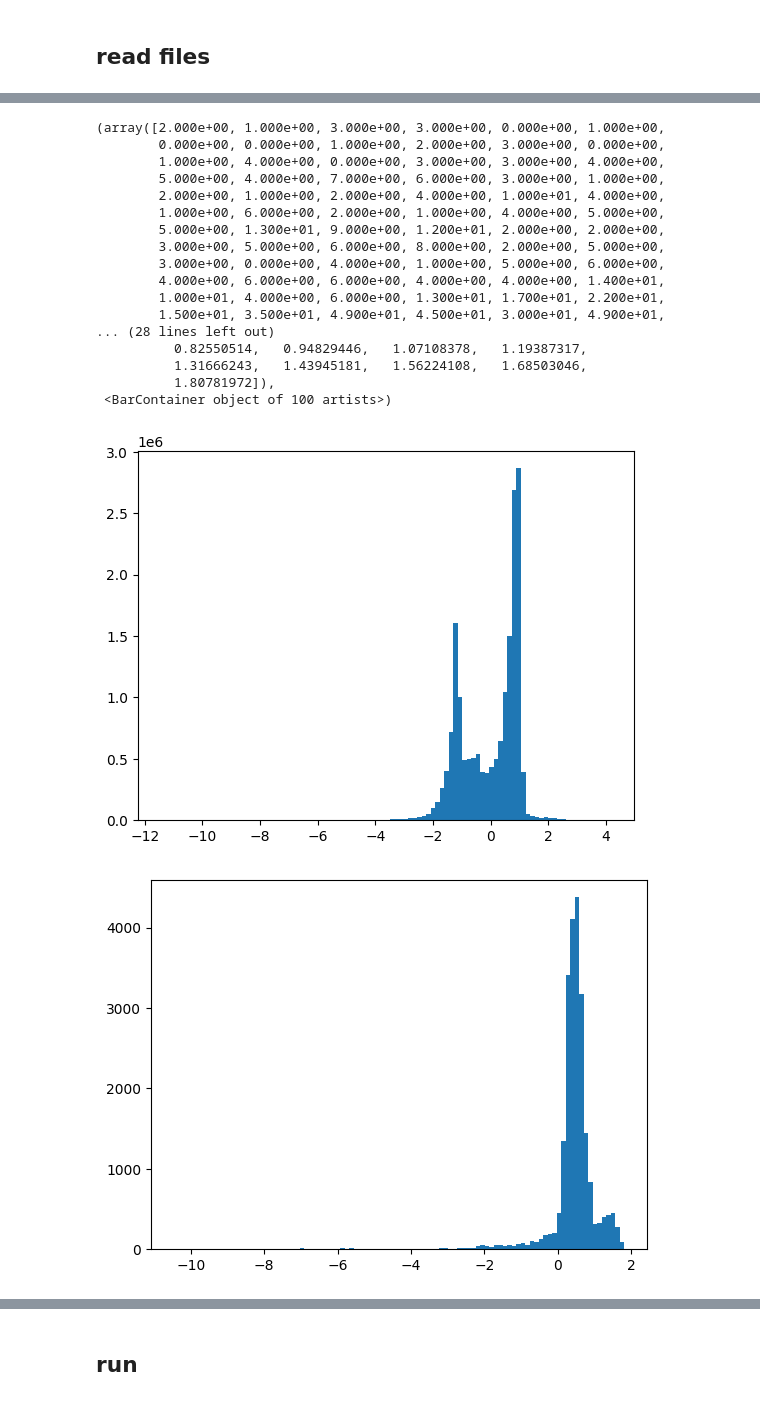
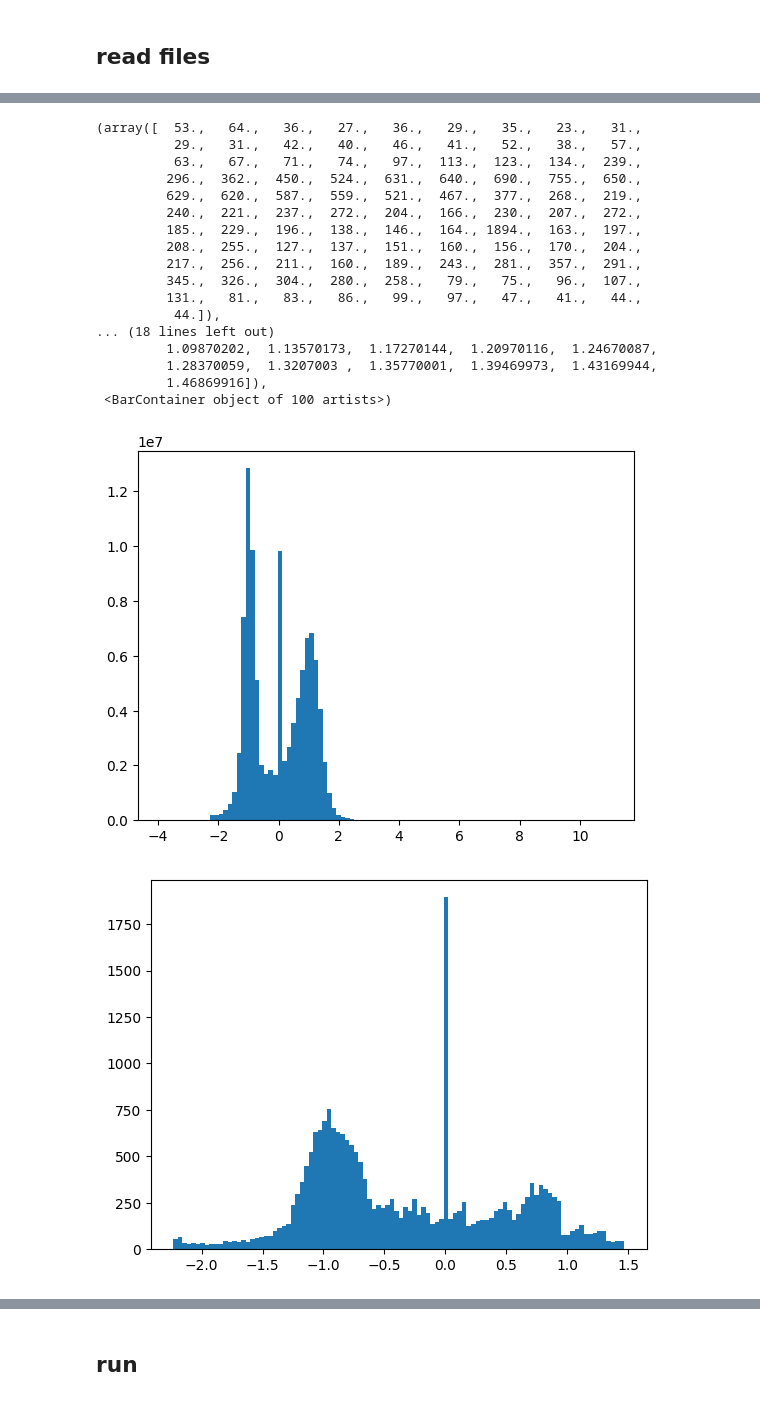
Before and after one commit to arthurzqhu/BOSS_PPE, a Jupyter notebook: single_cat_MCMC_PPE.ipynb, the cells around one changed output, grey strips where cells are left out. Drawn from its saved outputs; the diff is of its cells as text; code cells hidden in the pictures.

```diff
--- a/single_cat_MCMC_PPE.ipynb
+++ b/single_cat_MCMC_PPE.ipynb
@@ -143,0 +83,18 @@ tgt_sim_ics = tgt_sim['vals'][:,:2]
+# %%
+ppe_var_presence = ppe_asinh = ppe_all = np.empty((nppe,0), dtype=np.float32)
+ncases = tgt_raw_vals[0].shape[0]
+tgt_var_presence = tgt_asinh = tgt_all = np.empty((ncases,0), dtype=np.float32)
+
+for idx, eff0 in enumerate(eff0s):
+    if ppe_raw_vals[idx].ndim >= 2:
+        ppe_raw_val_reshaped = np.reshape(ppe_raw_vals[idx], (nppe, np.prod(ppe_raw_vals[idx].shape[1:])))
+        tgt_raw_val_reshaped = np.reshape(tgt_raw_vals[idx], (ncases, np.prod(tgt_raw_vals[idx].shape[1:])))
+    else:
+        ppe_raw_val_reshaped = ppe_raw_vals[idx].reshape(-1, 1)
+        tgt_raw_val_reshaped = tgt_raw_vals[idx].reshape(-1, 1)
+    ppe_var_presence = np.concatenate((ppe_var_presence, ppe_raw_val_reshaped > eff0s[idx]/100), axis=1)
+    ppe_asinh_reshaped = ef.smooth_linlog(ppe_raw_val_reshaped, eff0)
+    ppe_asinh = np.concatenate((ppe_asinh, ppe_asinh_reshaped), axis=1)
+    tgt_var_presence = np.concatenate((tgt_var_presence, tgt_raw_val_reshaped > eff0s[idx]/100), axis=1)
+    tgt_asinh_reshaped = ef.smooth_linlog(tgt_raw_val_reshaped, eff0)
+    tgt_asinh = np.concatenate((tgt_asinh, tgt_asinh_reshaped), axis=1)
@@ -143,0 +112,16 @@ tgt_sim_ics = tgt_sim['vals'][:,:2]
+# %%
+from sklearn import preprocessing
+import sklearn.model_selection as mod_sec
+
+minmaxscale = preprocessing.MinMaxScaler().fit(param_train['vals'])
+x_all = minmaxscale.transform(param_train['vals'])
+
+standscale = preprocessing.StandardScaler().fit(ppe_asinh)
+ppe_all = standscale.transform(ppe_asinh)
+tgt_all = standscale.transform(tgt_asinh)
+
+x_train, x_val, y_train_wpresence, y_val_wpresence = mod_sec.train_test_split(x_all, ppe_var_presence, test_size=0.2, random_state=1)
+_, _, y_train, y_val = mod_sec.train_test_split(x_all, ppe_all, test_size=0.2, random_state=1)
+
+y_train = np.nan_to_num(y_train, nan=-1001)
+y_val = np.nan_to_num(y_val, nan=-1001)
@@ -144,34 +132,38 @@ tgt_sim_ics = tgt_sim['vals'][:,:2]
 # %%
 # np.sum(ppe_sim_train['vals'] > y_thresholds)
 # test = np.log10(tgt_sim['vals'][0,7204:10804])
 # test_finite = test[np.isfinite(test)]
 a = 0
 # ytrue = tgt_sim['vals'][:,a+6:a+3606]
 # ytrue[~np.isfinite(ytrue)] = np.nan
 # plt.hist(ytrue.flatten())
 # plt.figure()
-plt.hist(y_all[:,a+65:a+3665].flatten(),bins=100)
+# plt.hist(y_all[:,5:65].flatten(), bins=100)
+# plt.figure()
+# plt.hist(tgt_all[:,5:65].flatten(), bins=100)
+
+plt.hist(ppe_all[:,a+6:a+2580].flatten(), bins=100)
 plt.figure()
-plt.hist(tgt_all[:,a+65:a+3665].flatten(),bins=100)
+plt.hist(tgt_all[:,a+6:a+2580].flatten(), bins=100)
 # %% [output]
-(array([2.000e+00, 1.000e+00, 3.000e+00, 3.000e+00, 0.000e+00, 1.000e+00,
-        0.000e+00, 0.000e+00, 1.000e+00, 2.000e+00, 3.000e+00, 0.000e+00,
-        1.000e+00, 4.000e+00, 0.000e+00, 3.000e+00, 3.000e+00, 4.000e+00,
-        5.000e+00, 4.000e+00, 7.000e+00, 6.000e+00, 3.000e+00, 1.000e+00,
-        2.000e+00, 1.000e+00, 2.000e+00, 4.000e+00, 1.000e+01, 4.000e+00,
-        1.000e+00, 6.000e+00, 2.000e+00, 1.000e+00, 4.000e+00, 5.000e+00,
-        5.000e+00, 1.300e+01, 9.000e+00, 1.200e+01, 2.000e+00, 2.000e+00,
-        3.000e+00, 5.000e+00, 6.000e+00, 8.000e+00, 2.000e+00, 5.000e+00,
-        3.000e+00, 0.000e+00, 4.000e+00, 1.000e+00, 5.000e+00, 6.000e+00,
-        4.000e+00, 6.000e+00, 6.000e+00, 4.000e+00, 4.000e+00, 1.400e+01,
-        1.000e+01, 4.000e+00, 6.000e+00, 1.300e+01, 1.700e+01, 2.200e+01,
-        1.500e+01, 3.500e+01, 4.900e+01, 4.500e+01, 3.000e+01, 4.900e+01,
-... (28 lines left out)
-          0.82550514,   0.94829446,   1.07108378,   1.19387317,
-          1.31666243,   1.43945181,   1.56224108,   1.68503046,
-          1.80781972]),
+(array([  53.,   64.,   36.,   27.,   36.,   29.,   35.,   23.,   31.,
+          29.,   31.,   42.,   40.,   46.,   41.,   52.,   38.,   57.,
+          63.,   67.,   71.,   74.,   97.,  113.,  123.,  134.,  239.,
+         296.,  362.,  450.,  524.,  631.,  640.,  690.,  755.,  650.,
+         629.,  620.,  587.,  559.,  521.,  467.,  377.,  268.,  219.,
+         240.,  221.,  237.,  272.,  204.,  166.,  230.,  207.,  272.,
+         185.,  229.,  196.,  138.,  146.,  164., 1894.,  163.,  197.,
+         208.,  255.,  127.,  137.,  151.,  160.,  156.,  170.,  204.,
+         217.,  256.,  211.,  160.,  189.,  243.,  281.,  357.,  291.,
+         345.,  326.,  304.,  280.,  258.,   79.,   75.,   96.,  107.,
+         131.,   81.,   83.,   86.,   99.,   97.,   47.,   41.,   44.,
+          44.]),
+... (18 lines left out)
+         1.09870202,  1.13570173,  1.17270144,  1.20970116,  1.24670087,
+         1.28370059,  1.3207003 ,  1.35770001,  1.39469973,  1.43169944,
+         1.46869916]),
  <BarContainer object of 100 artists>)
-[figure, old version]
+[figure, new version]
-[figure, old version]
+[figure, new version]
 # %%
 # cc_model = tf.keras.models.load_model('condcoll_multioutput_try5_no_dropout.keras', compile=False)
```
Also changed, not shown: parts of 25 cells of this notebook, 4 other files.
